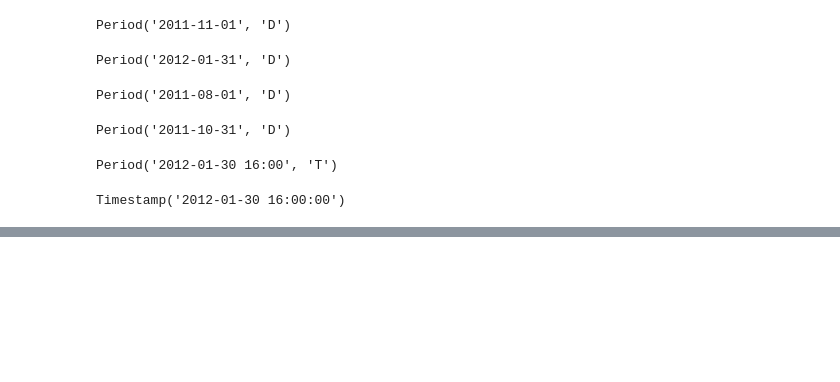
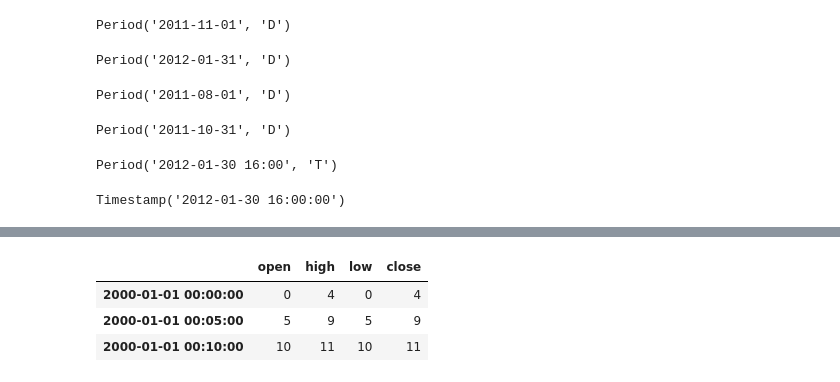
Before and after one commit to Roooooobin/Python-for-Data-Analysis-Practice, a Jupyter notebook: Time Series.ipynb, the cells around one changed output, grey strips where cells are left out. Saved outputs shown, nothing was run; the diff lists cells and outputs as text; code cells hidden in the pictures; blank space fills up the shorter version.

```diff
--- a/Time Series.ipynb
+++ b/Time Series.ipynb
@@ -769,0 +809,14 @@ Freq: D, dtype: float64
+# %%
+# downsampling: from higher frequency to lower
+rng = pd.date_range('2000-01-01', periods=12, freq='T')
+ts = pd.Series(np.arange(12), index=rng)
+ts
+ts.resample('5min', closed='right').sum()
+ts.resample('5min').sum()
+# by default, the left bin edge is inclusive, so the 00:00 value is included in the 00:00 to 00:05
+ts.resample('5min', closed='right', label='right').sum()
+# shift the result index by some amount
+ts.resample('5min', closed='right', label='right', loffset='-1s').sum()
+# Open-High-Low-Close(OHLC) resampling
+ts.resample('5min').ohlc()  # first, last, maximum, minimum
+# %% [output]
@@ -769,0 +855,4 @@ Freq: D, dtype: float64
+|  | open | high | low | close |
+| 2000-01-01 00:00:00 | 0 | 4 | 0 | 4 |
+| 2000-01-01 00:05:00 | 5 | 9 | 5 | 9 |
+| 2000-01-01 00:10:00 | 10 | 11 | 10 | 11 |
```
Also changed, not shown: parts of 16 cells of this notebook.
